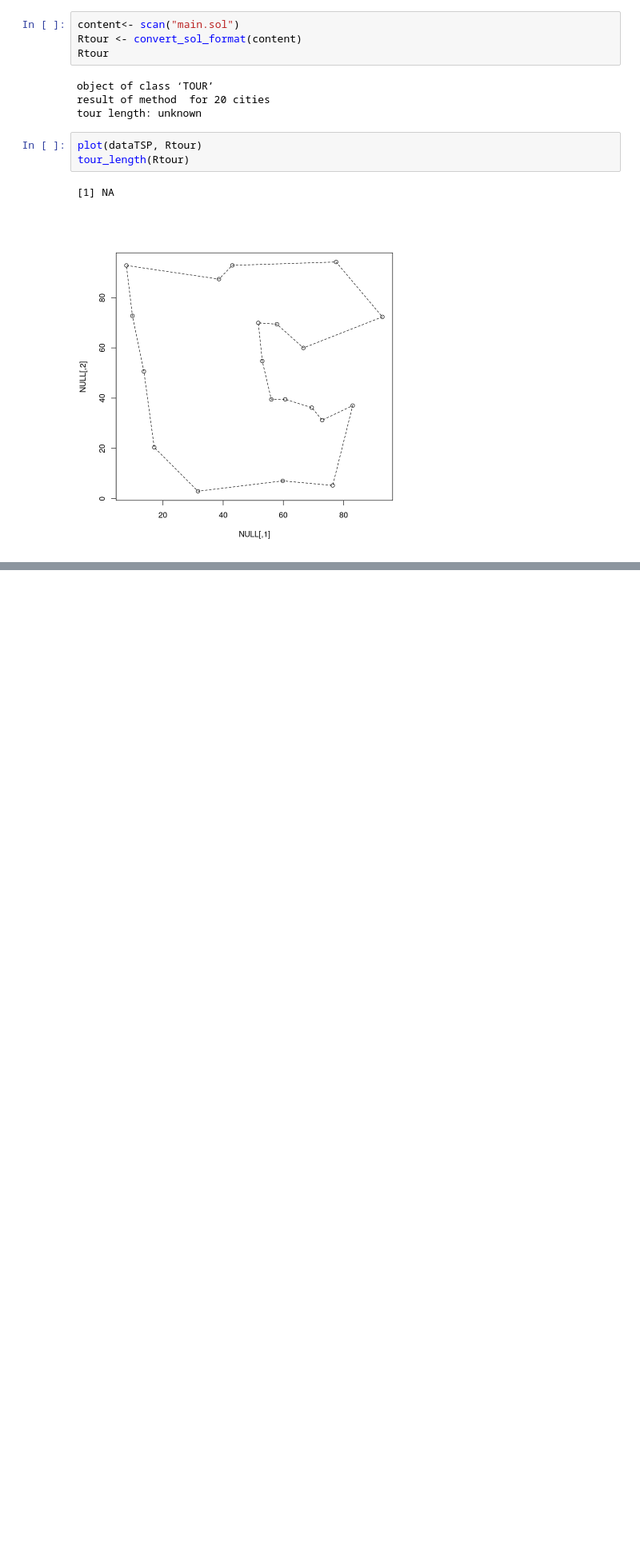
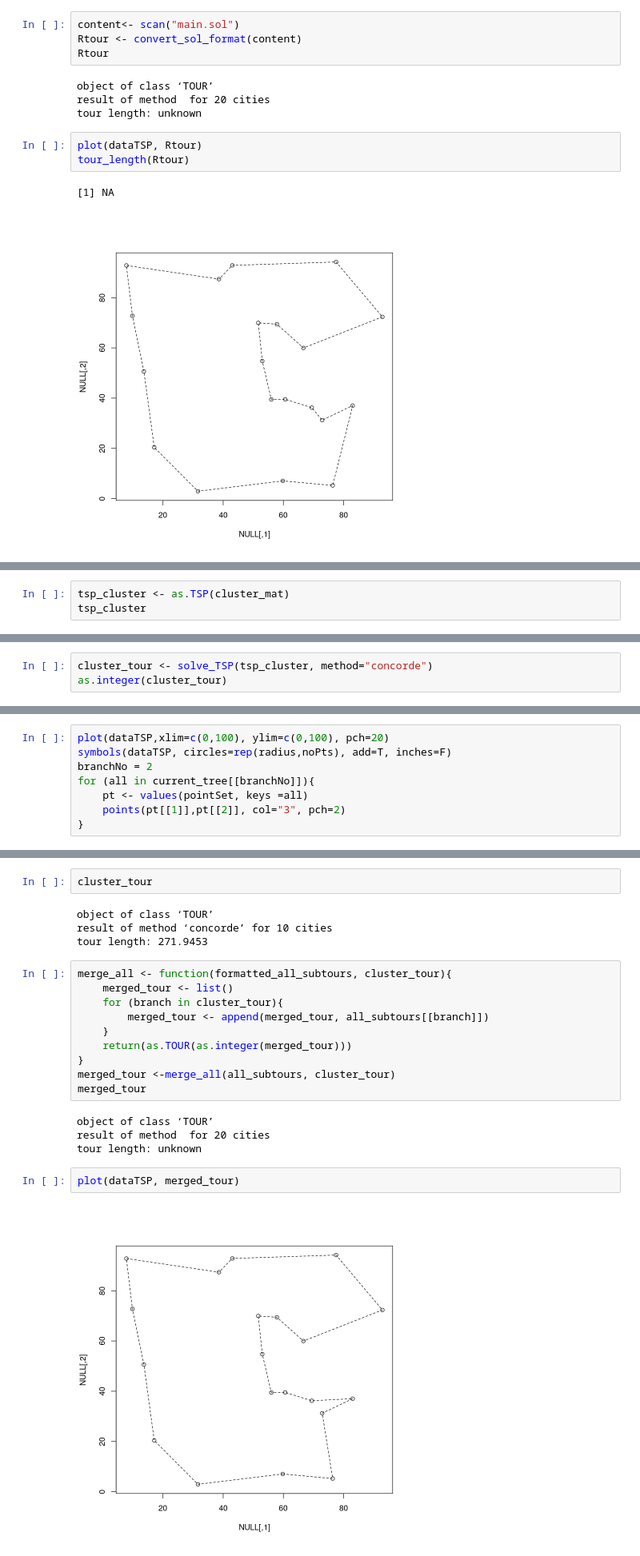
Before and after one commit to silverscrub/TSP-ML-Approach, a Jupyter notebook: src/R/CLUSTER_DIV/Clustering_algo.ipynb, the cells around one changed output, grey strips where cells are left out. Shown: that part at 80% size. Drawn from its saved outputs; the diff is of its cells as text; blank space fills up the shorter version.

```diff
--- a/src/R/CLUSTER_DIV/Clustering_algo.ipynb
+++ b/src/R/CLUSTER_DIV/Clustering_algo.ipynb
@@ -525,0 +799,3 @@ tour_length(Rtour)
+# %%
+tsp_cluster <- as.TSP(cluster_mat)
+tsp_cluster
@@ -525,0 +805,3 @@ tour_length(Rtour)
+# %%
+cluster_tour <- solve_TSP(tsp_cluster, method="concorde")
+as.integer(cluster_tour)
@@ -525,0 +816,8 @@ tour_length(Rtour)
+# %%
+plot(dataTSP,xlim=c(0,100), ylim=c(0,100), pch=20)
+symbols(dataTSP, circles=rep(radius,noPts), add=T, inches=F)
+branchNo = 2
+for (all in current_tree[[branchNo]]){
+    pt <- values(pointSet, keys =all)
+    points(pt[[1]],pt[[2]], col="3", pch=2)
+}
@@ -525,0 +1103,24 @@ tour_length(Rtour)
+# %%
+cluster_tour
+# %% [output]
+object of class ‘TOUR’
+result of method ‘concorde’ for 10 cities
+tour length: 271.9453
+# %%
+merge_all <- function(formatted_all_subtours, cluster_tour){
+    merged_tour <- list()
+    for (branch in cluster_tour){
+        merged_tour <- append(merged_tour, all_subtours[[branch]])
+    }
+    return(as.TOUR(as.integer(merged_tour)))
+}
+merged_tour <-merge_all(all_subtours, cluster_tour)
+merged_tour
+# %% [output]
+object of class ‘TOUR’
+result of method  for 20 cities
+tour length: unknown
+# %%
+plot(dataTSP, merged_tour)
+# %% [output]
+[figure, added]
```
Also changed, not shown: parts of 48 cells of this notebook, 4 other files.
